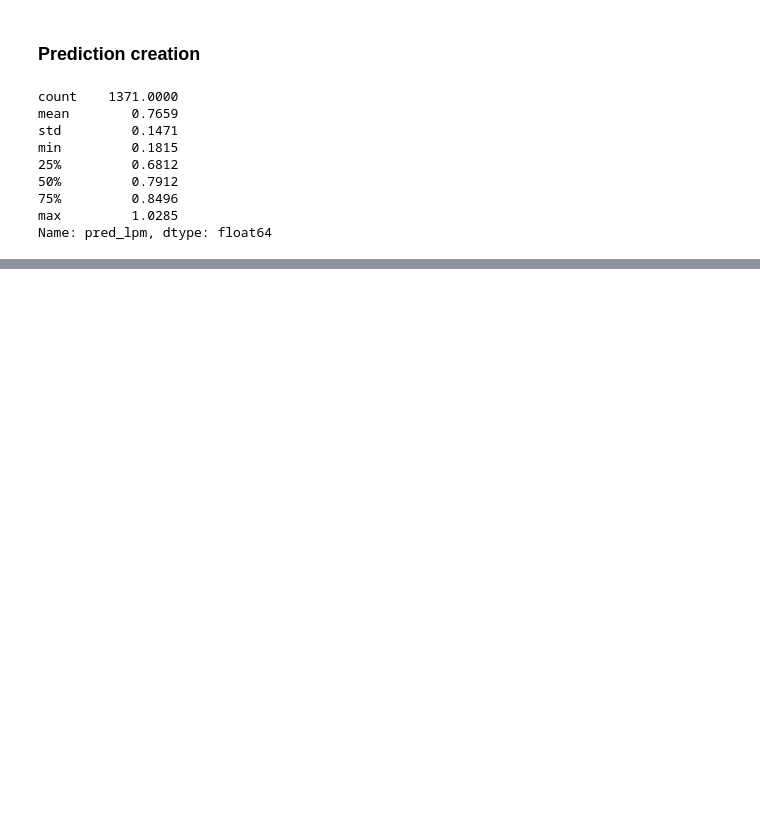
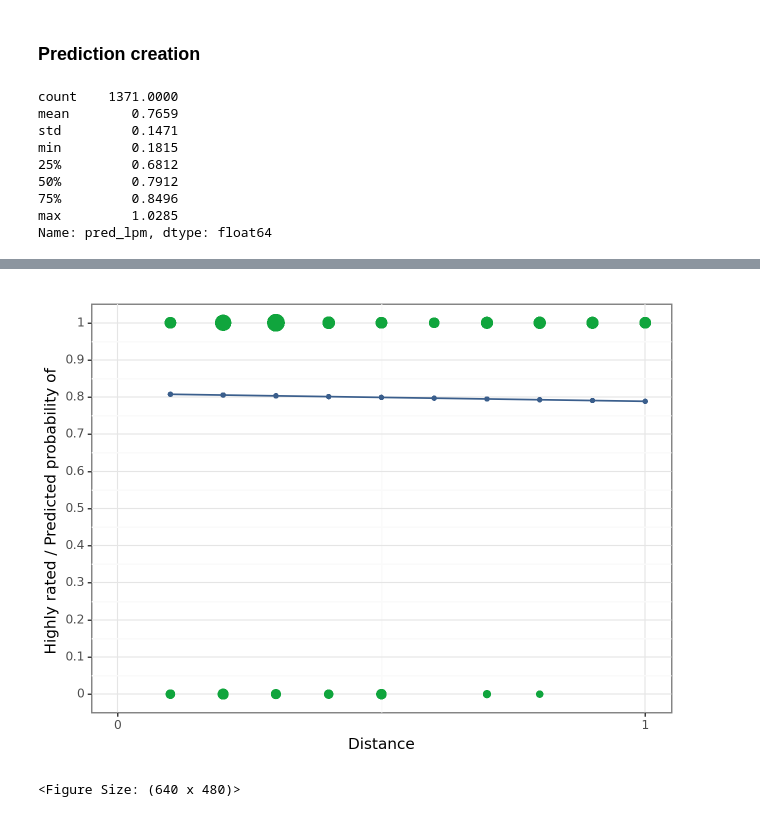
Before and after one commit to Alejandra-savagebriz/DA2, a Jupyter notebook: Assignment2_DA2.ipynb, the cells around one changed output, grey strips where cells are left out. Saved outputs shown, nothing was run; the diff lists cells and outputs as text; code cells hidden in the pictures; blank space fills up the shorter version.

Commit message:
Plotting predicting probabilities of distance/stars

```diff
--- a/Assignment2_DA2.ipynb
+++ b/Assignment2_DA2.ipynb
@@ -923,0 +940,25 @@ Name: pred_lpm, dtype: float64
+# %%
+hotels["weight"] = hotels.groupby(["distance", "highly_rated"])["distance"].transform(len)
+hotels["weight_2"] = hotels["weight"] / 1000
+# %%
+g1 = (
+    ggplot(data=hotels)
+    + geom_point(aes(x="distance", y="pred1"), size=1, color=color[0])
+    + geom_line(aes(x="distance", y="pred1"), colour=color[0], size=0.7)
+    + geom_point(
+        aes(x="distance", y="highly_rated", size="weight_2"),
+        fill=color[1],
+        color=color[1],
+        alpha=0.8,
+        show_legend=False,
+    )
+    + labs(x="Distance", y="Highly rated / Predicted probability of ")
+    + coord_cartesian(xlim=[0, 1], ylim=[0, 1])
+    + scale_y_continuous(limits=[0, 1], breaks=seq(0, 1, 0.1))
+    + scale_x_continuous(limits=[0, 1], breaks=seq(0, 1, 1))
+    + theme_bw()
+)
+g1
+# %% [output]
+[figure, added]
+<Figure Size: (640 x 480)>
```
Also changed, not shown: parts of 6 cells of this notebook.
